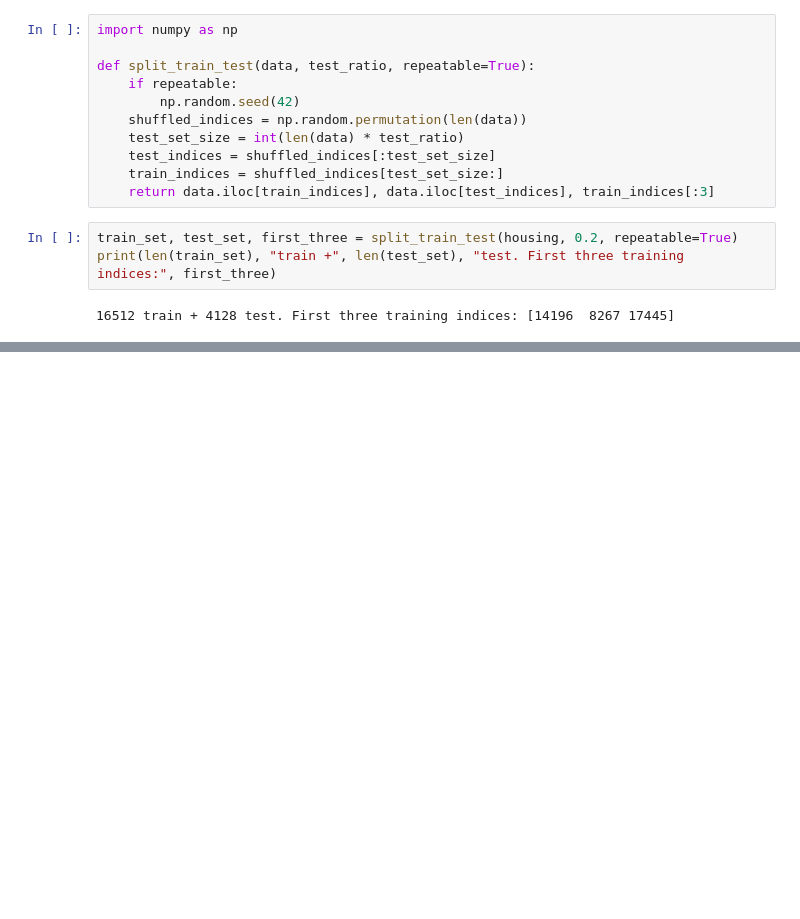
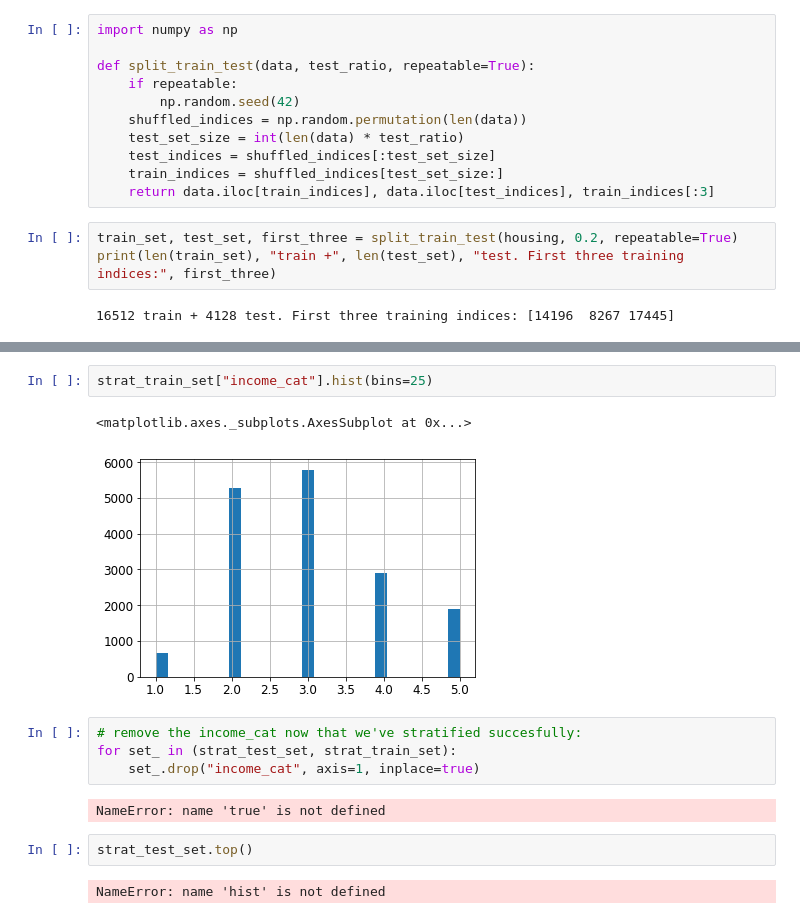
Before and after one commit to tzaffi/homl, a Jupyter notebook: chp2/Housing.ipynb, the cells around one changed output, grey strips where cells are left out. Cells and saved outputs as stored; diff of their text form; blank space fills up the shorter version.

```diff
--- a/chp2/Housing.ipynb
+++ b/chp2/Housing.ipynb
@@ -155,0 +217,15 @@ print(len(train_set), "train +", len(test_set), "test")
+# %%
+strat_train_set["income_cat"].hist(bins=25)
+# %% [output]
+<matplotlib.axes._subplots.AxesSubplot at 0x...>
+[figure, added]
+# %%
+# remove the income_cat now that we've stratified succesfully:
+for set_ in (strat_test_set, strat_train_set):
+    set_.drop("income_cat", axis=1, inplace=true)
+# %% [output]
+NameError: name 'true' is not defined
+# %%
+strat_test_set.top()
+# %% [output]
+NameError: name 'hist' is not defined
```
Also changed, not shown: parts of 12 cells of this notebook.
